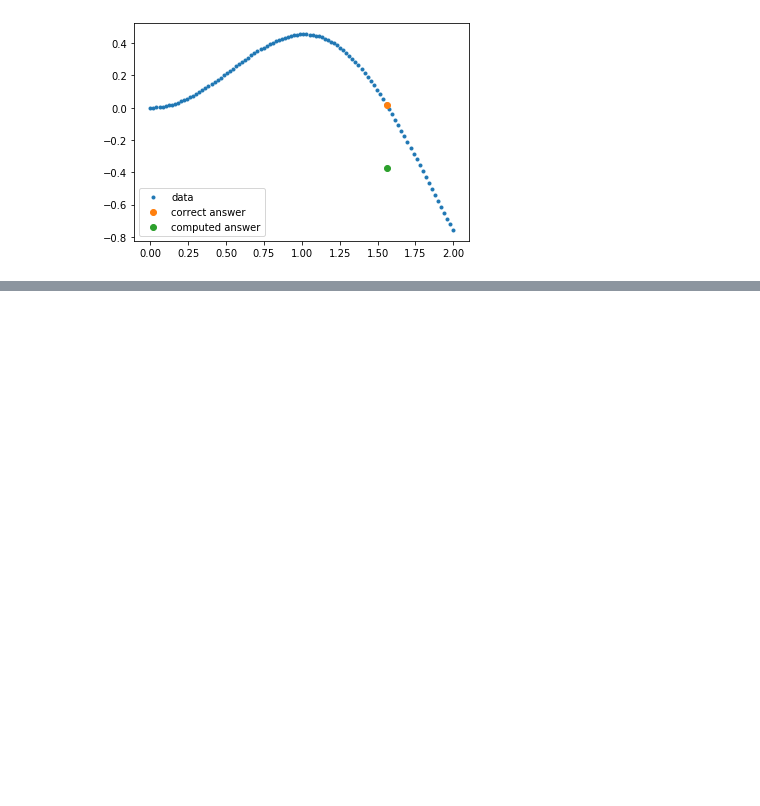
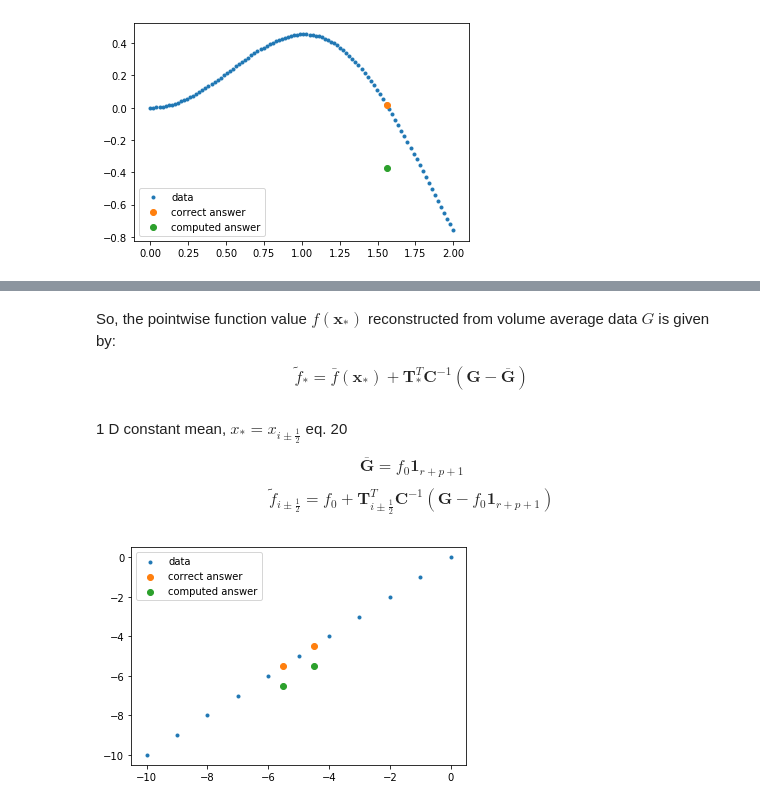
Before and after one commit to ChrisDeGrendele/gaussianprocesses, a Jupyter notebook: GP_Recipes.ipynb, the cells around one changed output, grey strips where cells are left out. Drawn from its saved outputs; the diff is of its cells as text; code cells hidden in the pictures; blank space fills up the shorter version.

Commit message:
Fixed bug, added reconstruction

```diff
--- a/GP_Recipes.ipynb
+++ b/GP_Recipes.ipynb
@@ -178,0 +196,4 @@ Here we will motify GP interpolation to handle this "change of data types."
+# %% [markdown]
+So, the pointwise function value $f\left(\mathbf{x}_{*}\right)$ reconstructed from volume average data $G$ is given by:
+
+$$\tilde{f}_{*}=\bar{f}\left(\mathbf{x}_{*}\right)+\mathbf{T}_{*}^{T} \mathbf{C}^{-1}(\mathbf{G}-\overline{\mathbf{G}})$$
@@ -178,0 +235,5 @@ Here we will motify GP interpolation to handle this "change of data types."
+# %% [markdown]
+1 D constant mean, $x_* = x_{i \pm \frac{1}{2}}$ eq. 20
+
+$$\overline{\mathbf{G}}=f_{0} \mathbf{1}_{r+p+1} $$
+$$\tilde{f}_{i \pm \frac{1}{2}}=f_{0}+\mathbf{T}_{i \pm \frac{1}{2}}^{T} \mathbf{C}^{-1}\left(\mathbf{G}-f_{0} \mathbf{1}_{r+p+1}\right)$$
@@ -178,0 +299,28 @@ Here we will motify GP interpolation to handle this "change of data types."
+# %%
+def f(x):
+    return x
+
+#training data
+x = np.linspace(-10,0,11)
+y = f(x)
+dx = (x[-1] - x[0])/(len(x)-1)
+
+x_i = 5
+x_i_plus = x[x_i] + 0.5*dx
+x_i_minus = x[x_i] - 0.5*dx
+
+#solution
+y_i_plus  = f(x_i_plus)
+y_i_minus = f(x_i_minus)
+
+#gaussian process reconstruction
+numy_i_plus, numy_i_minus = f_star_reconstruction_1d(x,y, x_i)
+
+
+#plot results
+plt.scatter(x,y,marker='.',label="data")
+plt.scatter([x_i_plus, x_i_minus], [y_i_plus, y_i_minus], label='correct answer')
+plt.scatter([x_i_plus, x_i_minus], [numy_i_plus, numy_i_minus], label='computed answer')
+plt.legend();
+# %% [output]
+[figure, added]
```
Also changed, not shown: parts of 8 cells of this notebook.
